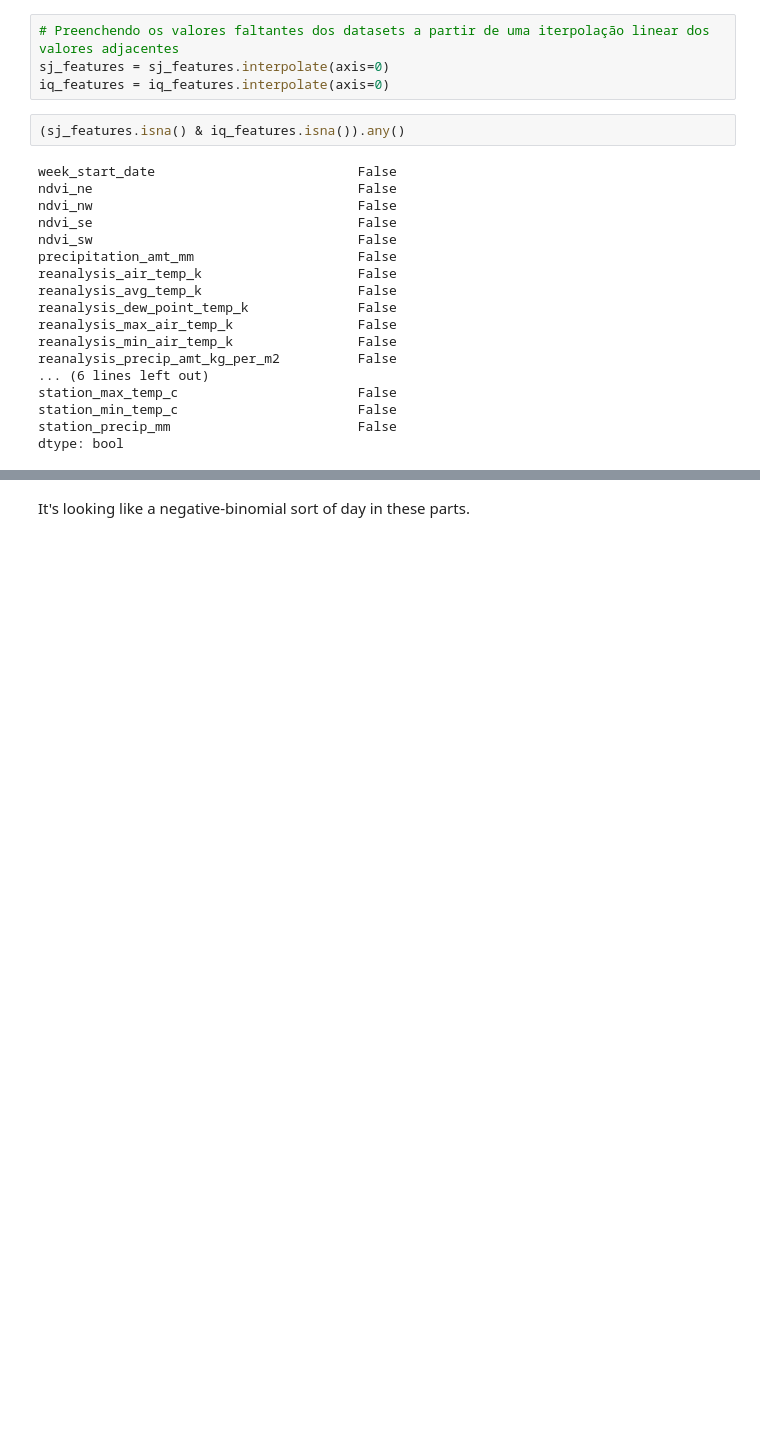
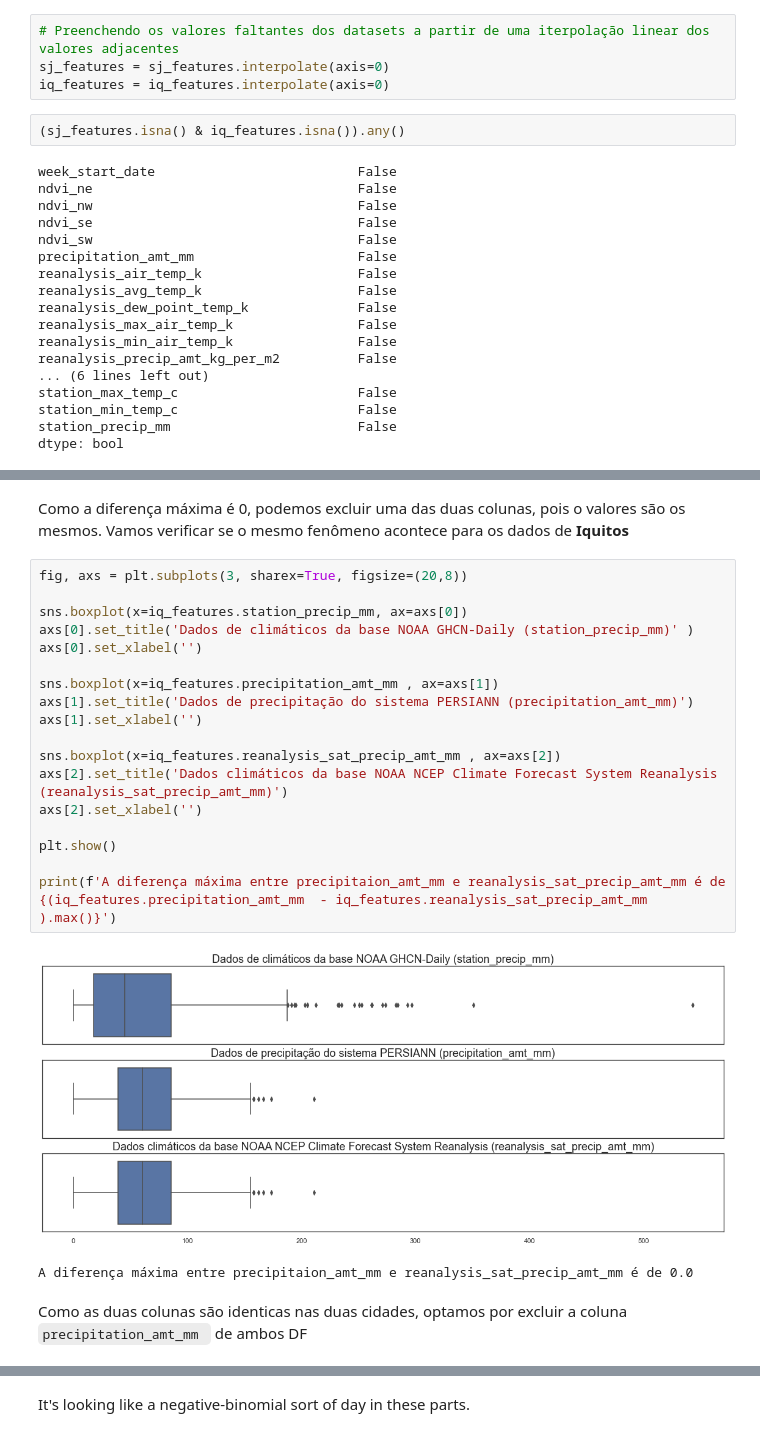
Before and after one commit to ciencia-dados-ifsp-grupo5/DengAI, a Jupyter notebook: notebooks/dengAI.ipynb, the cells around one changed output, grey strips where cells are left out. Saved outputs shown, nothing was run; the diff lists cells and outputs as text; blank space fills up the shorter version.

```diff
--- a/notebooks/dengAI.ipynb
+++ b/notebooks/dengAI.ipynb
@@ -307,0 +350,26 @@ dtype: bool
+# %% [markdown]
+Como a diferença máxima é 0, podemos excluir uma das duas colunas, pois o valores são os mesmos.
+Vamos verificar se o mesmo fenômeno acontece para os dados de **Iquitos**
+# %%
+fig, axs = plt.subplots(3, sharex=True, figsize=(20,8))
+
+sns.boxplot(x=iq_features.station_precip_mm, ax=axs[0])
+axs[0].set_title('Dados de climáticos da base NOAA GHCN-Daily (station_precip_mm)' )
+axs[0].set_xlabel('')
+
+sns.boxplot(x=iq_features.precipitation_amt_mm , ax=axs[1])
+axs[1].set_title('Dados de precipitação do sistema PERSIANN (precipitation_amt_mm)')
+axs[1].set_xlabel('')
+
+sns.boxplot(x=iq_features.reanalysis_sat_precip_amt_mm , ax=axs[2])
+axs[2].set_title('Dados climáticos da base NOAA NCEP Climate Forecast System Reanalysis (reanalysis_sat_precip_amt_mm)')
+axs[2].set_xlabel('')
+
+plt.show()
+
+print(f'A diferença máxima entre precipitaion_amt_mm e reanalysis_sat_precip_amt_mm é de {(iq_features.precipitation_amt_mm  - iq_features.reanalysis_sat_precip_amt_mm ).max()}')
+# %% [output]
+[figure, added]
+A diferença máxima entre precipitaion_amt_mm e reanalysis_sat_precip_amt_mm é de 0.0
+# %% [markdown]
+Como as duas colunas são identicas nas duas cidades, optamos por excluir a coluna `precipitation_amt_mm ` de ambos DF
```
Also changed, not shown: parts of 20 cells of this notebook.
